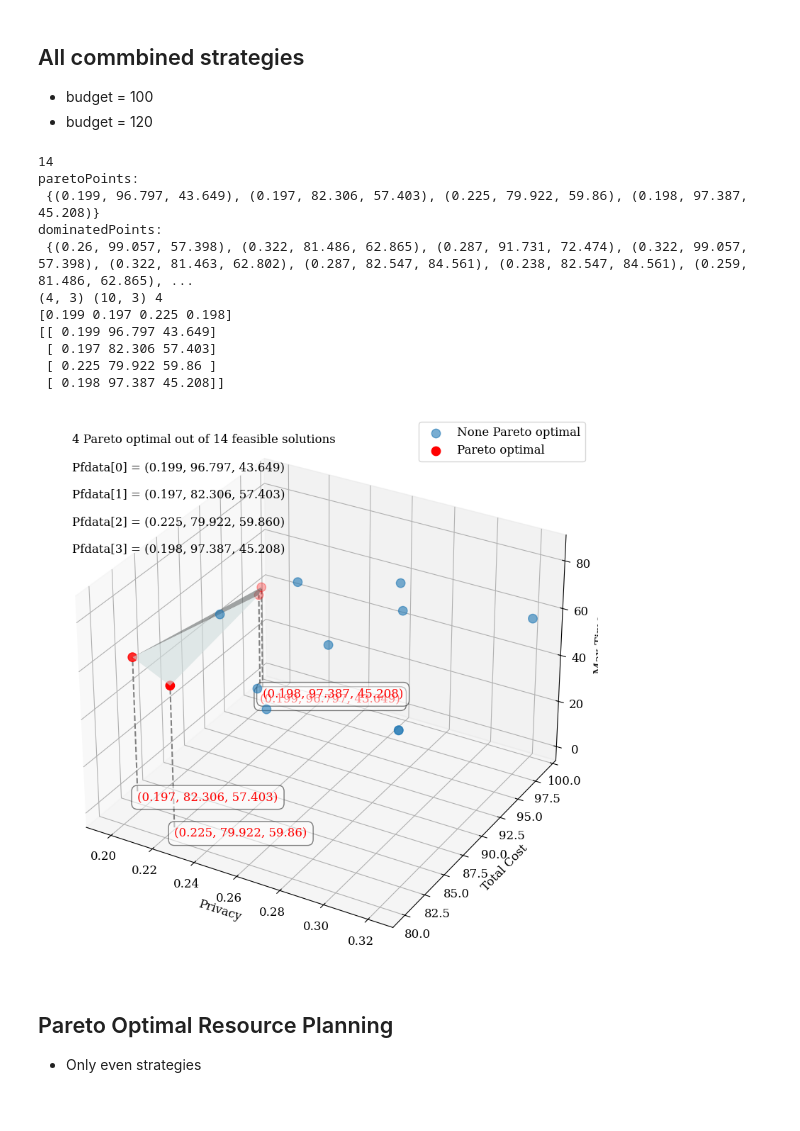
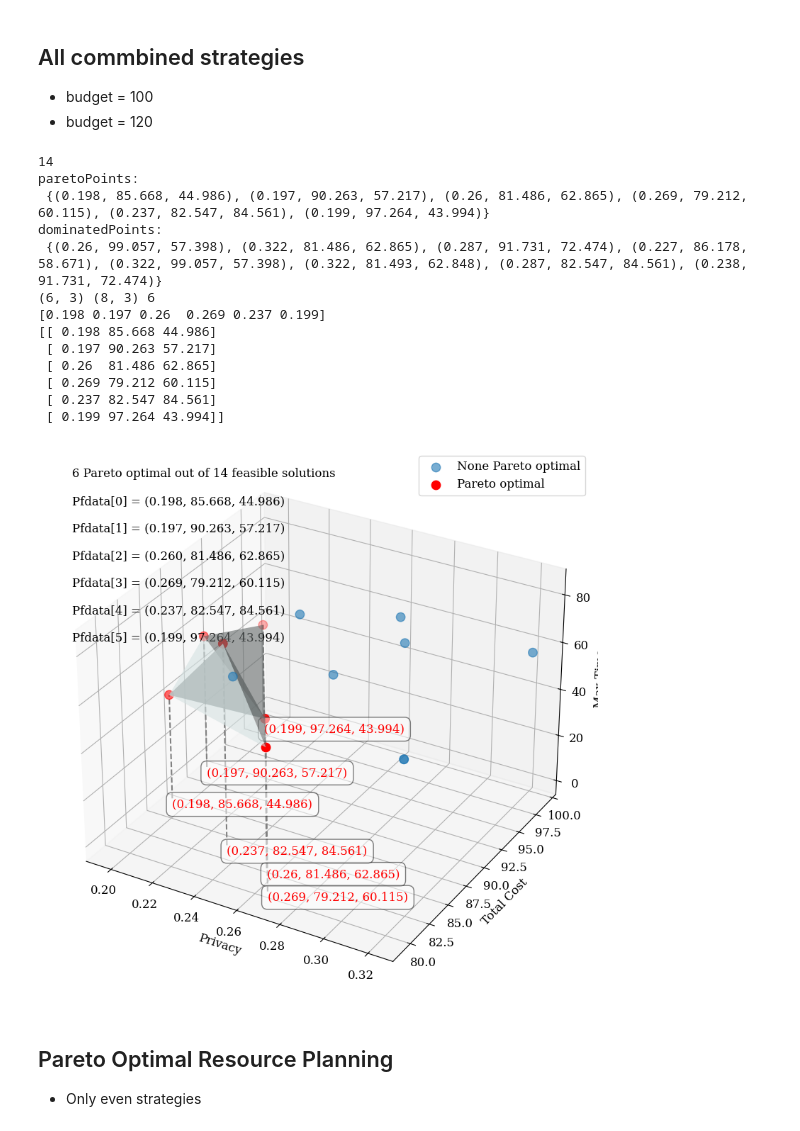
Before and after one commit to yuandou168/PriCE, a Jupyter notebook: PriCE-exps/Pareto_3D_evaluation.ipynb, the cells around one changed output. Drawn from its saved outputs; the diff is of its cells as text; code cells hidden in the pictures.

```diff
--- a/PriCE-exps/Pareto_3D_evaluation.ipynb
+++ b/PriCE-exps/Pareto_3D_evaluation.ipynb
@@ -94,7 +94,7 @@ even_solution_120 = {('is_shuffled_True', 4): {'Total Cost': 81.49493435854224,
 * budget = 120
 # %%
 # 1WSI
-budget = 100
+budget = 120
 strategies = 'Pareto1WSI_allcombined_'
 strategies1WSI = graph_strategies + even_strategies
 
@@ -103,8 +103,8 @@ privacyscores1WSI.update(graph_privacyscores)
 privacyscores1WSI.update(even_privacyscores)
 
 solutions1WSI = {}
-solutions1WSI.update(graph_solutions_100)   # budget
-solutions1WSI.update(even_solution_100)     # budget
+solutions1WSI.update(graph_solutions_120)   # budget
+solutions1WSI.update(even_solution_120)     # budget
 
 
 print(len(solutions1WSI.values()))
@@ -170,43 +170,47 @@ else:
 
         axs.scatter(dp[:,0],dp[:,1],dp[:,2], label='None Pareto optimal', alpha = 0.6, color='blue')
         axs.scatter(pp[:,0],pp[:,1],pp[:,2], color='red', s=80, label="Pareto optimal")
 
     solution_size = len(list(xdata))
     axs.text2D(0.05, 0.95, f"{solution_size} Pareto optimal out of {len(input2)} feasible solutions", transform=axs.transAxes)
 
     for i in range(len(list(xdata[:6]))):
         axs.text2D(0.05, 0.9-0.05*i, f'Pfdata[{i}] = ({xdata[i]:.3f}, {ydata[i]:.3f}, {zdata[i]:.3f})', transform=axs.transAxes)
         axs.plot([xdata[i], xdata[i]], [ydata[i], ydata[i]], [0, zdata[i]], color='gray', linestyle='--')  # Vertical line from z=0 to z=zi_top
         # axs.plot([0, xdata[i]], [ydata[i], ydata[i]], [zdata[i], zdata[i]], color='gray', linestyle='--')  # Vertical line from z=0 to z=zi_top
         # axs.plot([xdata[i], xdata[i]], [0, ydata[i]], [zdata[i], zdata[i]], color='gray', linestyle='--')  # Vertical line from z=0 to z=zi_top
 
         # Adding labels for each scatter point
         # text = axs.text(xdata[i], ydata[i], zdata[i], f'({xdata[i]}, {ydata[i]}, {zdata[i]})', color='red',
         text = axs.text(xdata[i], ydata[i], 0, f'({xdata[i]}, {ydata[i]}, {zdata[i]})', color='red',
         bbox=dict(facecolor='white', alpha=0.5, boxstyle='round, pad=0.5'), ha='left', va='top',rotation=45)
 
 # plt.clf()
 # axs.set_title("Pareto frontier 3D")
 axs.set_xlabel(r'Privacy')
 axs.set_ylabel(r'Total Cost')
 axs.set_zlabel(r'Max Time')
-plt.savefig(f"./Pareto_res/{strategies+str(budget)}"+".pdf")
+
 axs.grid(True)
 axs.legend()
+
+plt.savefig(f"./Pareto_res/{strategies+str(budget)}"+".pdf")
 plt.show()
 # %% [output]
 14
 paretoPoints:
- {(0.199, 96.797, 43.649), (0.197, 82.306, 57.403), (0.225, 79.922, 59.86), (0.198, 97.387, 45.208)}
+ {(0.198, 85.668, 44.986), (0.197, 90.263, 57.217), (0.26, 81.486, 62.865), (0.269, 79.212, 60.115), (0.237, 82.547, 84.561), (0.199, 97.264, 43.994)}
 dominatedPoints:
- {(0.26, 99.057, 57.398), (0.322, 81.486, 62.865), (0.287, 91.731, 72.474), (0.322, 99.057, 57.398), (0.322, 81.463, 62.802), (0.287, 82.547, 84.561), (0.238, 82.547, 84.561), (0.259, 81.486, 62.865), ...
-(4, 3) (10, 3) 4
-[0.199 0.197 0.225 0.198]
-[[ 0.199 96.797 43.649]
- [ 0.197 82.306 57.403]
- [ 0.225 79.922 59.86 ]
- [ 0.198 97.387 45.208]]
+ {(0.26, 99.057, 57.398), (0.322, 81.486, 62.865), (0.287, 91.731, 72.474), (0.227, 86.178, 58.671), (0.322, 99.057, 57.398), (0.322, 81.493, 62.848), (0.287, 82.547, 84.561), (0.238, 91.731, 72.474)}
+(6, 3) (8, 3) 6
+[0.198 0.197 0.26  0.269 0.237 0.199]
+[[ 0.198 85.668 44.986]
+ [ 0.197 90.263 57.217]
+ [ 0.26  81.486 62.865]
+ [ 0.269 79.212 60.115]
+ [ 0.237 82.547 84.561]
+ [ 0.199 97.264 43.994]]
-[figure, old version]
+[figure, new version]
 # %% [markdown]
 ## Pareto Optimal Resource Planning
 * Only even strategies
```
Also changed, not shown: 2 other files.
